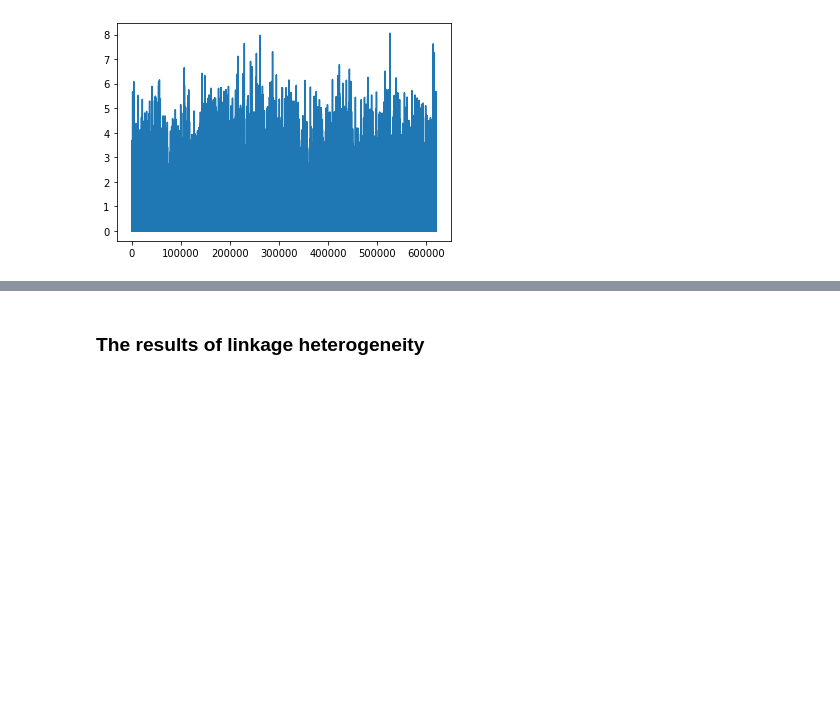
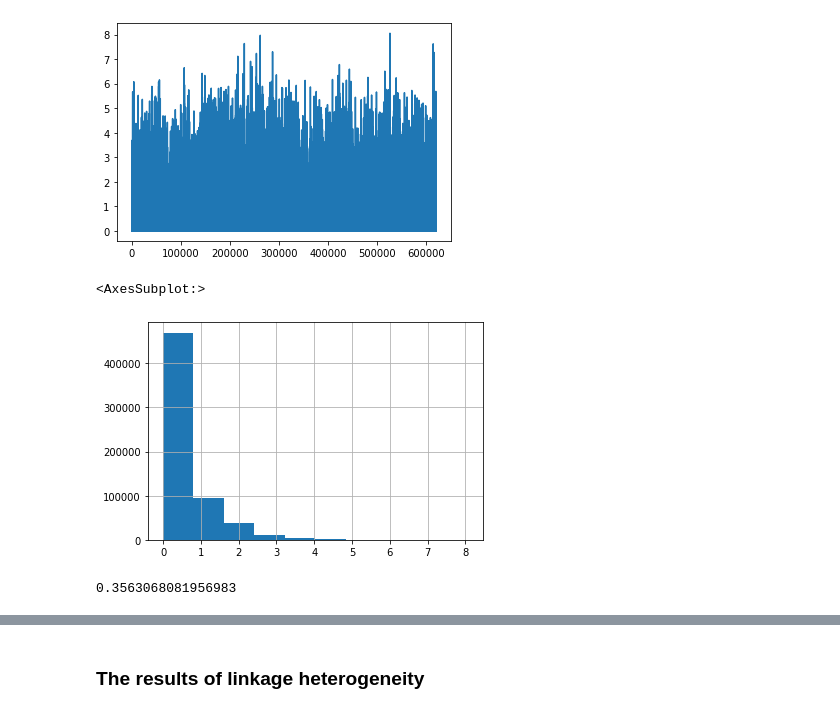
Before and after one commit to gaow/SEQLinkage, a Jupyter notebook: nbs/Result_summary_python.ipynb, the cells around one changed output, grey strips where cells are left out. Saved outputs shown, nothing was run; the diff lists cells and outputs as text; code cells hidden in the pictures; blank space fills up the shorter version.

```diff
--- a/nbs/Result_summary_python.ipynb
+++ b/nbs/Result_summary_python.ipynb
@@ -245,3 +247,12 @@ smy_ress.LOD.plot()
 # %% [output]
 <AxesSubplot:>
 [figure]
+# %%
+smy_ress.LOD.hist()
+# %% [output]
+<AxesSubplot:>
+[figure, added]
+# %%
+sum(smy_ress.LOD==0)/len(smy_ress)
+# %% [output]
+0.3563068081956983
```
Also changed, not shown: parts of 24 cells of this notebook, 8 other files.
